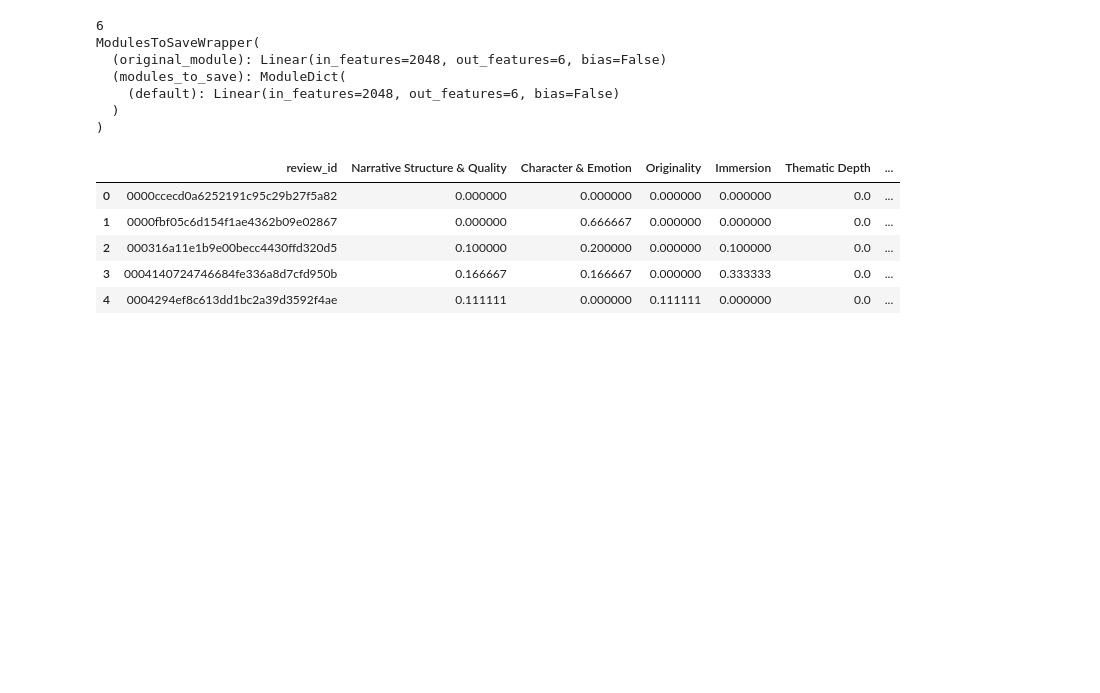
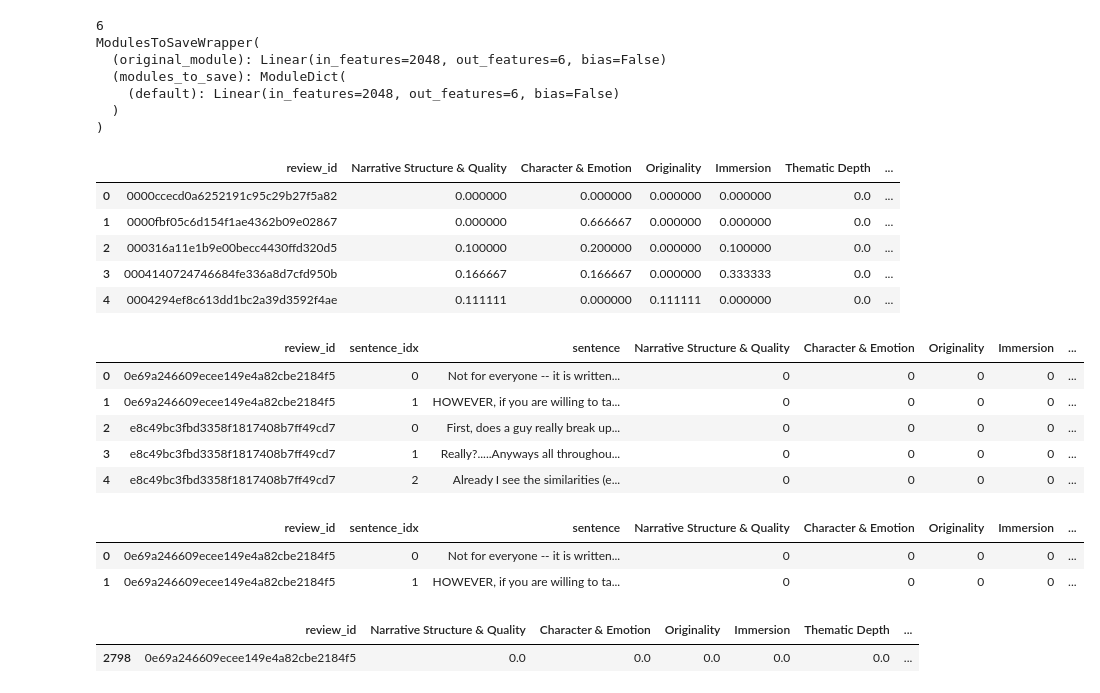
Before and after one commit to khwezikunene/story-evaluation-dissertation, a Jupyter notebook: notebooks/objective1/02_score_reviews.ipynb, the cells around one changed output. Drawn from its saved outputs; the diff is of its cells as text; code cells hidden in the pictures; blank space fills up the shorter version.

```diff
--- a/notebooks/objective1/02_score_reviews.ipynb
+++ b/notebooks/objective1/02_score_reviews.ipynb
@@ -212,3 +212,23 @@ review_scores.head()
 | 2 | 000316a11e1b9e00becc4430ffd320d5 | 0.100000 | 0.200000 | 0.000000 | 0.100000 | 0.0 | ... |
 | 3 | 0004140724746684fe336a8d7cfd950b | 0.166667 | 0.166667 | 0.000000 | 0.333333 | 0.0 | ... |
 | 4 | 0004294ef8c613dd1bc2a39d3592f4ae | 0.111111 | 0.000000 | 0.111111 | 0.000000 | 0.0 | ... |
+# %%
+sentence_predictions.head()
+# %% [output]
+|  | review_id | sentence_idx | sentence | Narrative Structure & Quality | Character & Emotion | Originality | Immersion | ... |
+| 0 | 0e69a246609ecee149e4a82cbe2184f5 | 0 | Not for everyone -- it is written... | 0 | 0 | 0 | 0 | ... |
+| 1 | 0e69a246609ecee149e4a82cbe2184f5 | 1 | HOWEVER, if you are willing to ta... | 0 | 0 | 0 | 0 | ... |
+| 2 | e8c49bc3fbd3358f1817408b7ff49cd7 | 0 | First, does a guy really break up... | 0 | 0 | 0 | 0 | ... |
+| 3 | e8c49bc3fbd3358f1817408b7ff49cd7 | 1 | Really?.....Anyways all throughou... | 0 | 0 | 0 | 0 | ... |
+| 4 | e8c49bc3fbd3358f1817408b7ff49cd7 | 2 | Already I see the similarities (e... | 0 | 0 | 0 | 0 | ... |
+# %%
+sentence_predictions[sentence_predictions["review_id"] == "0e69a246609ecee149e4a82cbe2184f5"]
+# %% [output]
+|  | review_id | sentence_idx | sentence | Narrative Structure & Quality | Character & Emotion | Originality | Immersion | ... |
+| 0 | 0e69a246609ecee149e4a82cbe2184f5 | 0 | Not for everyone -- it is written... | 0 | 0 | 0 | 0 | ... |
+| 1 | 0e69a246609ecee149e4a82cbe2184f5 | 1 | HOWEVER, if you are willing to ta... | 0 | 0 | 0 | 0 | ... |
+# %%
+review_scores[review_scores["review_id"] == "0e69a246609ecee149e4a82cbe2184f5"]
+# %% [output]
+|  | review_id | Narrative Structure & Quality | Character & Emotion | Originality | Immersion | Thematic Depth | ... |
+| 2798 | 0e69a246609ecee149e4a82cbe2184f5 | 0.0 | 0.0 | 0.0 | 0.0 | 0.0 | ... |
```
Also changed, not shown: parts of 1 cell of this notebook, 5 other files.
